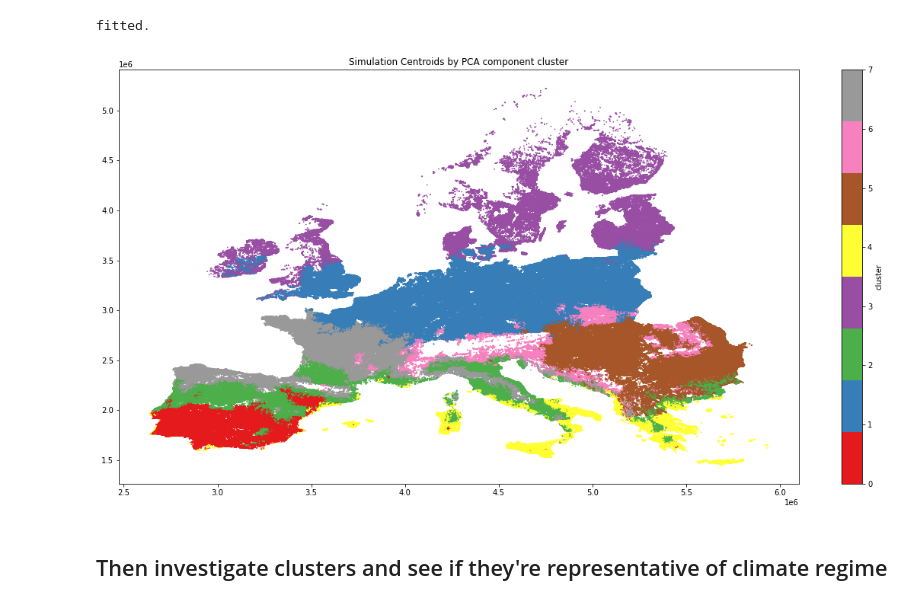
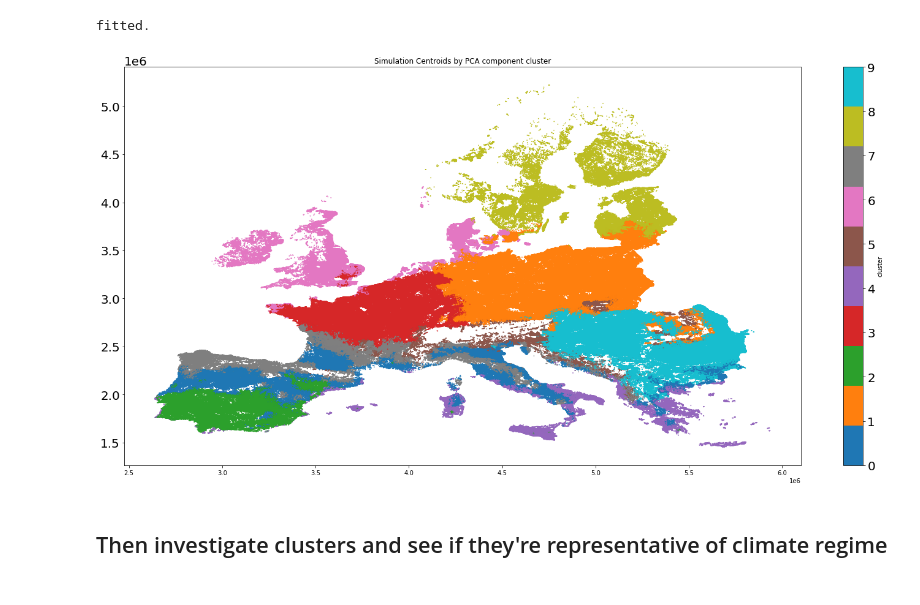
Before and after one commit to taraippolito/EuropeanHypercube, a Jupyter notebook: IIASA_22_Climate_PCA_wksp.ipynb, the cells around one changed output. Cells and saved outputs as stored; diff of their text form; code cells hidden in the pictures.

```diff
--- a/IIASA_22_Climate_PCA_wksp.ipynb
+++ b/IIASA_22_Climate_PCA_wksp.ipynb
@@ -19,18 +19,16 @@ warnings.filterwarnings('ignore')
 # simulation location data - X, Y, SimUID
 loc = pd.read_csv("//Users//taraippolito//Desktop//Desktop_Tara’s_MacBook_Pro//EPIC_local//SimUID_Pts_210_240.txt", sep = ",")
 
-# simulation units, all climate, site data, principle components (PCA needs to be deleted) YEAR IS SEPARATE
-obs_df = pd.read_csv("//Users//taraippolito//Desktop//Desktop_Tara’s_MacBook_Pro//EPIC_local//_SimUData//SimUxYR_clim_clust.csv").drop(['Unnamed: 0','comp1','comp2', 'comp3', 'comp4', 'comp5', 'comp6', 'comp7', 'comp8', 'comp9',
-       'comp10', 'k_mean_cluster'], axis = 1)
-
 # simulation units, all climate in the format variable x month x year
-clim = pd.read_csv("//Users//taraippolito//Desktop//Desktop_Tara’s_MacBook_Pro//EPIC_local//_SimUData//SimU_plus_clim.csv")
+# obs_df = pd.read_csv("//Users//taraippolito//Desktop//Desktop_Tara’s_MacBook_Pro//EPIC_local//_SimUData//SimUID_static+clim_wide.csv")
+# simulation units, all climate in format variable x month, year is separate column
+obs_df = pd.read_csv("//Users//taraippolito//Desktop//Desktop_Tara’s_MacBook_Pro//EPIC_local//_SimUData//SimUID_static+clim.csv")
 
 # Corn x BAU x R00 monthly data
 c_bau_r00 = pd.read_csv("//Users//taraippolito//Desktop//Desktop_Tara’s_MacBook_Pro//EPIC_local//CORN//C_BAU_R00_monthly_data.csv")
 
-# # climate PCA and clusters by SimUID
-# clim_pca = pd.read_csv("//Users//taraippolito//Desktop//Desktop_Tara’s_MacBook_Pro//EPIC_local//_SimUData//SimU_all_pts_w_clim_pca_clust.csv")
+# climate PCA and clusters by SimUID
+clim_pca = pd.read_csv("//Users//taraippolito//Desktop//Desktop_Tara’s_MacBook_Pro//EPIC_local//_SimUData//SimU_all_pts_w_clim_pca_clust.csv")
 
 # simUID site data
 site_df = pd.read_csv("//Users//taraippolito//Desktop//Desktop_Tara’s_MacBook_Pro//EPIC_local//_SimUData//SimUID_List.txt", sep = ";")
@@ -95,21 +82,18 @@ def scree_plot(name, n_components_, explained_variance_ratio_):
 
 # pull climate variables from obs_df
 clim_vars = ["PET", "PRCP", "RAD", "RAD", "TMN", "TMX","VPD"]
-clim_cols = [col for col in clim.columns if any(var in col for var in clim_vars)]
+clim_cols = [col for col in obs_df.columns if any(var in col for var in clim_vars)]
 
 # run PCA
-project_clim, var_ratio_clim, component_clim, var_clim, n_clim = PCA_fxn(clim, clim_cols)
+project_clim, var_ratio_clim, component_clim, var_clim, n_clim = PCA_fxn(obs_df, clim_cols)
 
 # create component column names
 comp_cols = [("clim_comp" + str(i+1)) for i in range(n_clim)]
 
 # save projected PCA data, pull back SimUID from original dataframe
 projected_clim_df = pd.DataFrame(project_clim[:, :], columns = comp_cols)
-ids = clim.dropna()
+ids = obs_df.dropna()
 simU_clim_proj = pd.concat([ids['SimUID'].reset_index(drop=True),projected_clim_df.reset_index(drop=True)], axis=1)
-
-# run scree plot
-# scree_plot("climate", n_clim, var_ratio_clim)
 # %%
 def test_kclusters(df_in, name):
     # metrics to save
@@ -186,7 +172,7 @@ climate   10  done.
 cluster_input = simU_clim_proj.drop("SimUID", axis = 1)
 
 # complete clusters
-k = 8
+k = 10
 kmeans_pca = KMeans(n_clusters = k, init = "k-means++", random_state = 42)
 kmeans_pca.fit(cluster_input)
 print ("fitted.")
@@ -203,15 +189,16 @@ simU_clim_proj.to_csv("//Users//taraippolito//Desktop//Desktop_Tara’s_MacBook_
 # %%
 ## PLOT PCA CLUSTERS
 output = pd.merge(simU_clim_proj, loc, how = "inner", left_on = "SimUID", right_on = "SimUID")
 title = "Simulation Centroids by PCA component cluster"
-cmap = matplotlib.cm.get_cmap("Set1", 8)
+cmap = matplotlib.cm.get_cmap("tab10", 10)
 plt.figure(figsize = (20,10))
 plt.scatter(output['X'], output["Y"], s= .5, c = output.k_mean_cluster ,cmap = cmap, edgecolor = None, alpha = 1)
 plt.title(title)
-plt.colorbar(ticks=range(8), label='cluster')
+plt.colorbar(ticks=range(10), label='cluster')
+plt.tight_layout()
 plt.savefig("//Users//taraippolito//Desktop//Desktop_Tara’s_MacBook_Pro//EPIC_local//_SimUData//SimU_by_PCA_clim_clust.jpg")
 # %% [output]
-[figure, old version]
+[figure, new version]
 # %% [markdown]
 ## Then investigate clusters and see if they're representative of climate regime
 # %%
```
Also changed, not shown: parts of 9 cells of this notebook, 2 other files.
